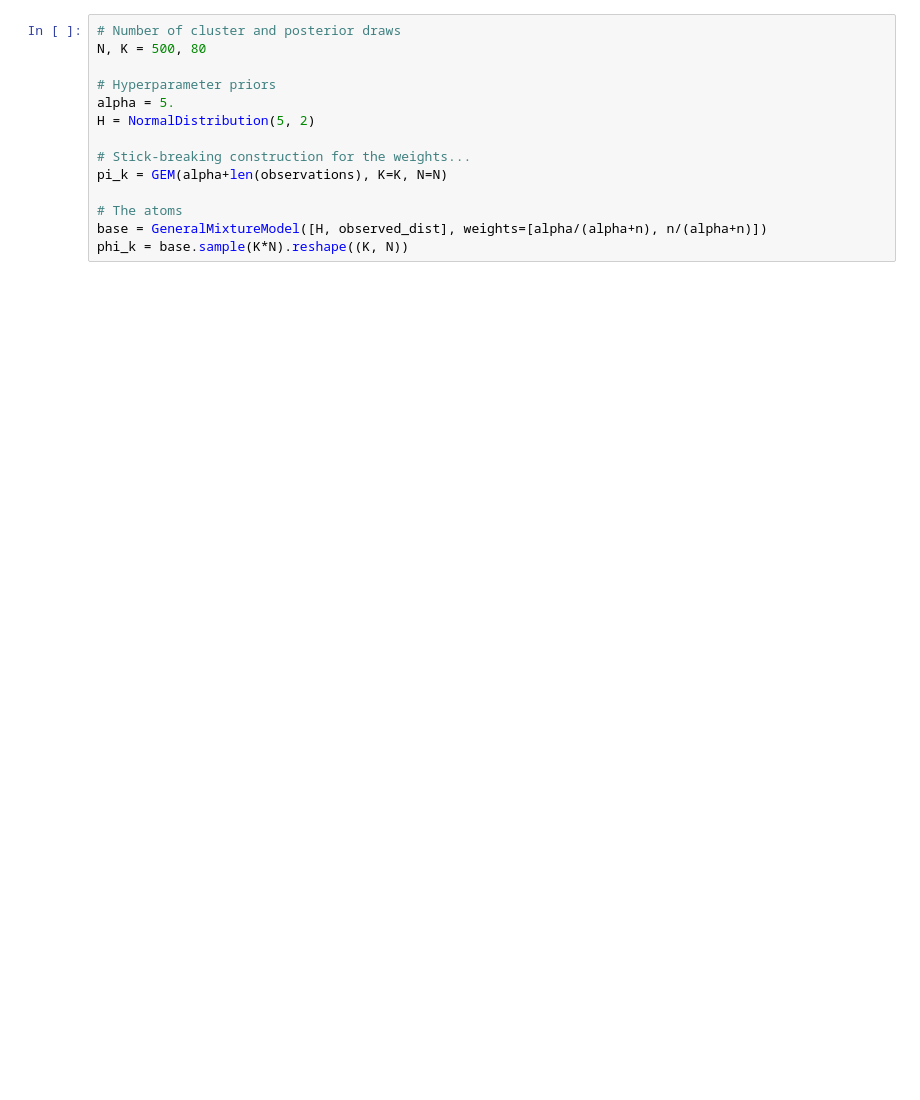
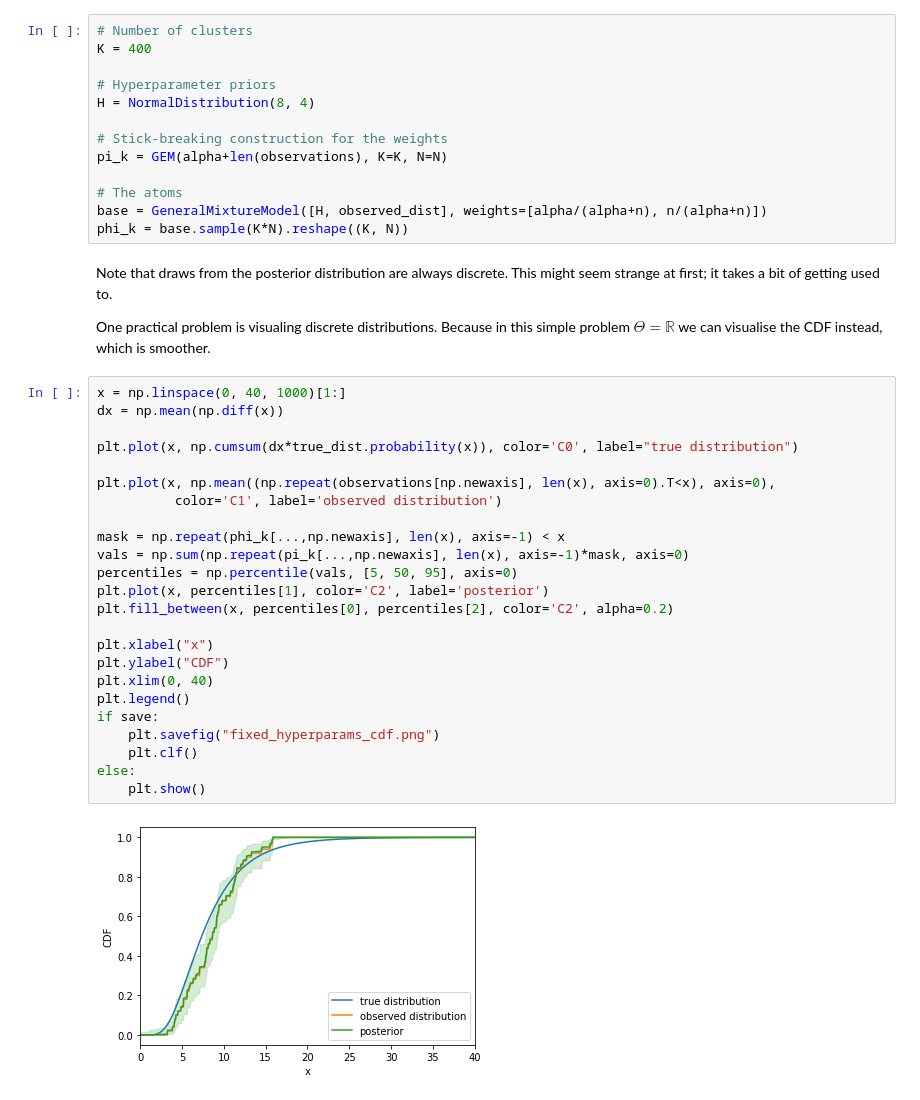
Before and after one commit to cjm96/DPplayground, a Jupyter notebook: 1D_density_estimation.ipynb, the cells around one changed output. Cells and saved outputs as stored; diff of their text form; blank space fills up the shorter version.

```diff
--- a/1D_density_estimation.ipynb
+++ b/1D_density_estimation.ipynb
@@ -42,15 +66,45 @@ $$ G|\theta_k\sim\mathrm{DP}\bigg(\alpha+n,\frac{\alpha H + \sum_{i=1}^{n}\delta
 # %%
-# Number of cluster and posterior draws
-N, K = 500, 80
+# Number of clusters
+K = 400
 
 # Hyperparameter priors
-alpha = 5.
-H = NormalDistribution(5, 2)
+H = NormalDistribution(8, 4)
 
-# Stick-breaking construction for the weights...
+# Stick-breaking construction for the weights
 pi_k = GEM(alpha+len(observations), K=K, N=N)
 
 # The atoms
 base = GeneralMixtureModel([H, observed_dist], weights=[alpha/(alpha+n), n/(alpha+n)])
 phi_k = base.sample(K*N).reshape((K, N))
+# %% [markdown]
+Note that draws from the posterior distribution are always discrete.
+This might seem strange at first; it takes a bit of getting used to.
+
+One practical problem is visualing discrete distributions. Because in this simple problem $\Theta=\mathbb{R}$ we can visualise the CDF instead, which is smoother.
+# %%
+x = np.linspace(0, 40, 1000)[1:]
+dx = np.mean(np.diff(x))
+
+plt.plot(x, np.cumsum(dx*true_dist.probability(x)), color='C0', label="true distribution")
+
+plt.plot(x, np.mean((np.repeat(observations[np.newaxis], len(x), axis=0).T<x), axis=0),
+          color='C1', label='observed distribution')
+
+mask = np.repeat(phi_k[...,np.newaxis], len(x), axis=-1) < x
+vals = np.sum(np.repeat(pi_k[...,np.newaxis], len(x), axis=-1)*mask, axis=0)
+percentiles = np.percentile(vals, [5, 50, 95], axis=0)
+plt.plot(x, percentiles[1], color='C2', label='posterior')
+plt.fill_between(x, percentiles[0], percentiles[2], color='C2', alpha=0.2)
+
+plt.xlabel("x")
+plt.ylabel("CDF")
+plt.xlim(0, 40)
+plt.legend()
+if save:
+    plt.savefig("fixed_hyperparams_cdf.png")
+    plt.clf()
+else:
+    plt.show()
+# %% [output]
+[figure, added]
 # %% [markdown]
```
Also changed, not shown: parts of 24 cells of this notebook.
